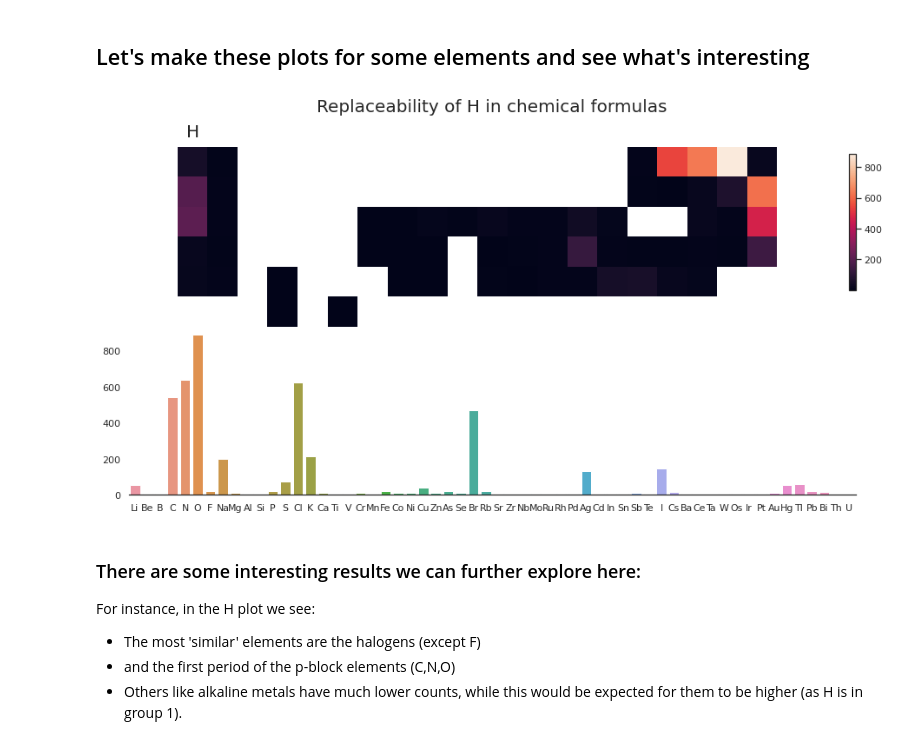
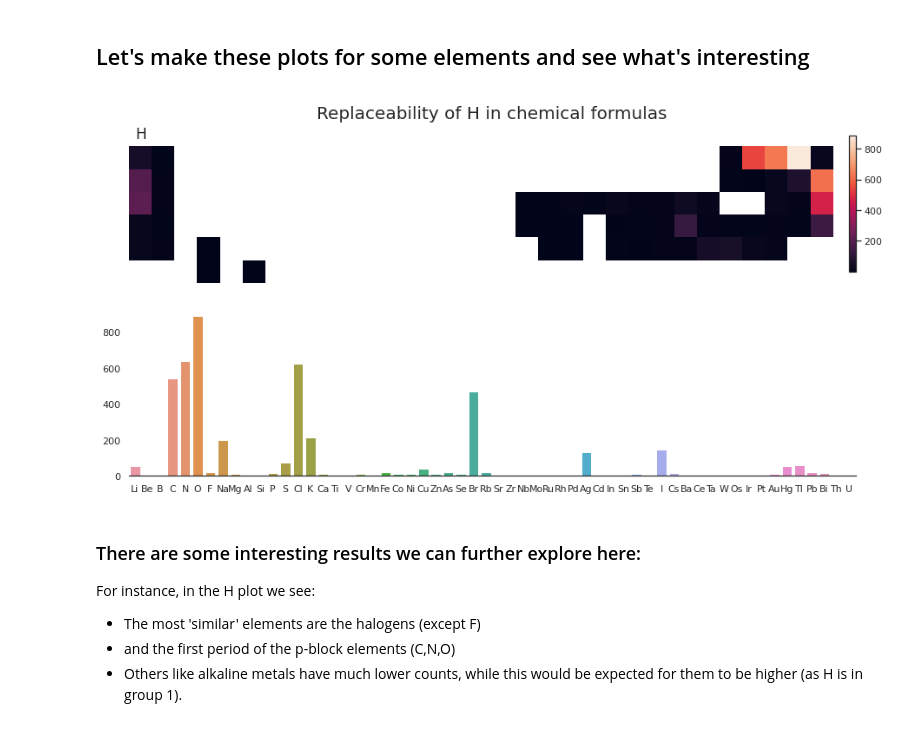
Before and after one commit to doncamilom/1868_SubstancesStudy, a Jupyter notebook: Notebooks/Analysis.ipynb, the cells around one changed output. Saved outputs shown, nothing was run; the diff lists cells and outputs as text; code cells hidden in the pictures.

```diff
--- a/Notebooks/Analysis.ipynb
+++ b/Notebooks/Analysis.ipynb
@@ -264,32 +297,3 @@ plt.tight_layout()
 # %% [output]
 Cl4X
 [figure]
-# %%
-c1 = 6  # Remove from columns 6 to 17
-c2 = 17
-
-a1 = t[:,:,:c1]
-a2 = t[:,:,c2:]
-a = np.concatenate([a1,a2],axis=2)
-
-# Redefine PT to account for this change
-rTP = {}
-for i in TP.keys():
-    crds = TP[i]
-    # If column index is changed(after c1 all is changed), then substract diff to account for this
-    if crds[1] >= c2:  rTP[i] = (crds[0],crds[1] - (c2-c1))
-    # If element was removed (bc didn't exist) then don't add it to new PT
-    elif crds[1] >=c1: pass
-    else:              rTP[i] = crds
-
-N = 3
-fig = plt.figure(figsize=(15,1.4*N))
-for i in range(4*N):
-    ax = fig.add_subplot(N,4,i+1)
-    ax.set_title(getFormula(r[i],elemList))
-    ax.imshow(a[i])
-    putLabelsInTables(a[i],ax,fs=8,pt=rTP)
-    ax.axis('off')
-plt.tight_layout()
-
-#plt.savefig('/home/andres/Schreibtisch/GR/work/inf/tables.png',dpi=300,bbox_inches='tight')
@@ -399,7 +398,7 @@ The other measures are not in principle so important as vertical separation is m
 # %% [markdown]
 ## Plot means as a lineplot, so we can see if there is some trend.
 # %%
-vert,horiz,eucl,norm = meanDist(T)
+vert,horiz,eucl,norm = meanDist(Tids>1)
 # %%
 dt = horiz
 
@@ -408,7 +407,7 @@ dt = horiz
 ######
 
 names = []  #Will be the names of df columns. Will appear in the box's labels
-inv_PT = {v: k for k, v in rTP.items()}  #Inverted map (positions -> element name)
+inv_PT = {v: k for k, v in TP.items()}  #Inverted map (positions -> element name)
 for y in range(dt.shape[1]):
     for x in range(dt.shape[2]):
         key = (y,x)
@@ -449,23 +448,21 @@ Use this optimised PS as a comparison when implementing CNN.
 # %%
 from matplotlib.gridspec import GridSpec
 
-def mostSimElems(element,save=False):
+def mostSimElems(T,element,save=False,TP=TP):
     """Plot a map and a barplot of the most similar elements for the given element
     based on 'replaceability' in chemical formulas"""
 
-    x,y = rTP[element]
-    img = T[T[:,x,y]>=1].sum(axis=0).copy()
+    x,y = TP[element]
+    img = T[T[:,x,y]>=1].sum(axis=0).copy()*1
 
     mask = img!=0
     with np.errstate(invalid='ignore',divide='ignore'):
         img = img/mask  #Convert zeros to NaNs so image only shows elements
         img[x,y] = np.nan   #Don't plot element, only every other element
 
-
     df = (pd.DataFrame(img.reshape(1,-1),
                    columns=names)
       .dropna(how='all',axis=1))   # Flatten img and drop 'NaN' entries for barplot
-
 
     fig = plt.figure(figsize=(15,8))
     gs = fig.add_gridspec(2,2,  width_ratios=(15, 1), height_ratios=(5, 4),
@@ -493,7 +490,7 @@ def mostSimElems(element,save=False):
     # Put the element's symbol at it's position
     if len(element)==1:  tab = 0.19
     else:                tab = 0.37
-    ax.text(y-tab,x+0.15,element,fontsize=20)
+    ax.text(y-tab,x+0.15,element,fontsize=17)
 
     if save: plt.savefig(save,dpi=300,bbox_inches='tight')
 
@@ -501,9 +498,9 @@ def mostSimElems(element,save=False):
 # %% [markdown]
 ## Let's make these plots for some elements and see what's interesting
 # %%
-_ = mostSimElems('H')#,save='/home/andres/Schreibtisch/GR/work/inf/replace_H.png')
+_ = mostSimElems(Tids>0,'H')#,save='/home/andres/Schreibtisch/GR/work/inf/replace_H.png')
 # %% [output]
-[figure, old version]
+[figure, new version]
 # %% [markdown]
 ### There are some interesting results we can further explore here:
 
```
Also changed, not shown: parts of 37 cells of this notebook, 22 other files.
